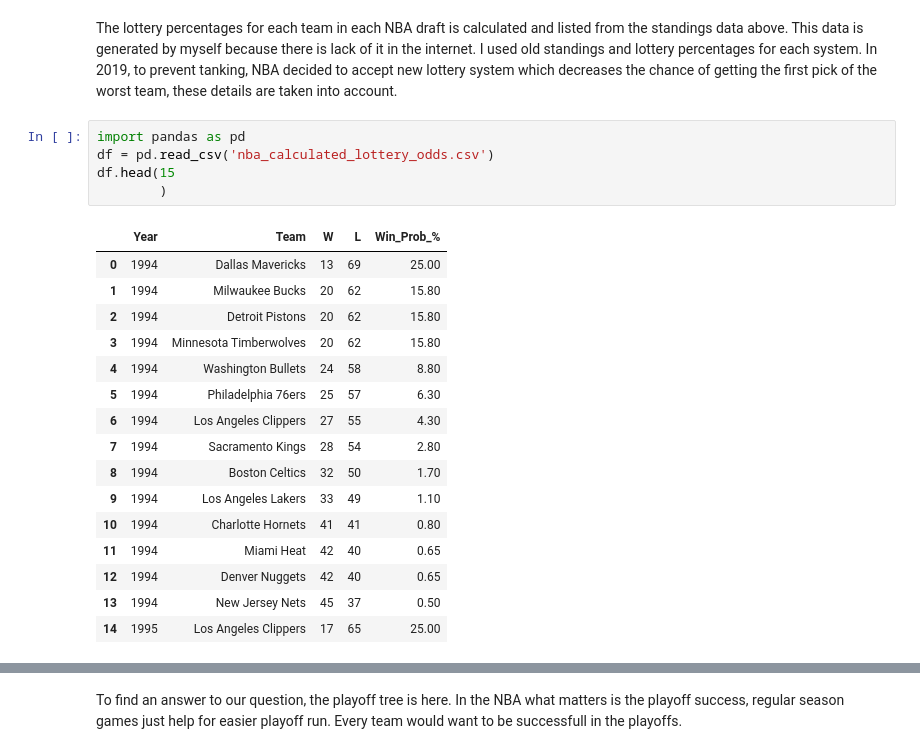
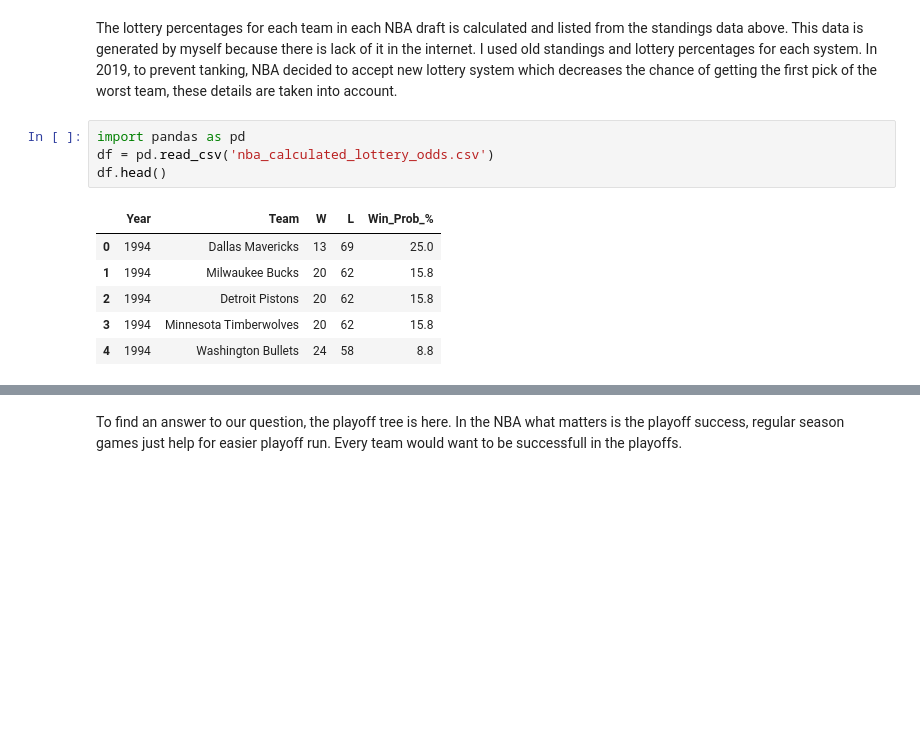
Before and after one commit to Mirocan17/DSA-210-TERM-PROJECT, a Jupyter notebook: notebooks/NBA_Project_Code.ipynb, the cells around one changed output, grey strips where cells are left out. Drawn from its saved outputs; the diff is of its cells as text; blank space fills up the shorter version.

```diff
--- a/notebooks/NBA_Project_Code.ipynb
+++ b/notebooks/NBA_Project_Code.ipynb
@@ -397,25 +319,14 @@ The lottery percentages for each team in each NBA draft is calculated and listed
 # %%
 import pandas as pd
 df = pd.read_csv('nba_calculated_lottery_odds.csv')
-df.head(15
-        )
+df.head()
 # %% [output]
 |  | Year | Team | W | L | Win_Prob_% |
-| 0 | 1994 | Dallas Mavericks | 13 | 69 | 25.00 |
-| 1 | 1994 | Milwaukee Bucks | 20 | 62 | 15.80 |
-| 2 | 1994 | Detroit Pistons | 20 | 62 | 15.80 |
-| 3 | 1994 | Minnesota Timberwolves | 20 | 62 | 15.80 |
-| 4 | 1994 | Washington Bullets | 24 | 58 | 8.80 |
-| 5 | 1994 | Philadelphia 76ers | 25 | 57 | 6.30 |
-| 6 | 1994 | Los Angeles Clippers | 27 | 55 | 4.30 |
-| 7 | 1994 | Sacramento Kings | 28 | 54 | 2.80 |
-| 8 | 1994 | Boston Celtics | 32 | 50 | 1.70 |
-| 9 | 1994 | Los Angeles Lakers | 33 | 49 | 1.10 |
-| 10 | 1994 | Charlotte Hornets | 41 | 41 | 0.80 |
-| 11 | 1994 | Miami Heat | 42 | 40 | 0.65 |
-| 12 | 1994 | Denver Nuggets | 42 | 40 | 0.65 |
-| 13 | 1994 | New Jersey Nets | 45 | 37 | 0.50 |
-| 14 | 1995 | Los Angeles Clippers | 17 | 65 | 25.00 |
+| 0 | 1994 | Dallas Mavericks | 13 | 69 | 25.0 |
+| 1 | 1994 | Milwaukee Bucks | 20 | 62 | 15.8 |
+| 2 | 1994 | Detroit Pistons | 20 | 62 | 15.8 |
+| 3 | 1994 | Minnesota Timberwolves | 20 | 62 | 15.8 |
+| 4 | 1994 | Washington Bullets | 24 | 58 | 8.8 |
 # %%
 import pandas as pd
 import numpy as np
```
Also changed, not shown: parts of 8 cells of this notebook.
